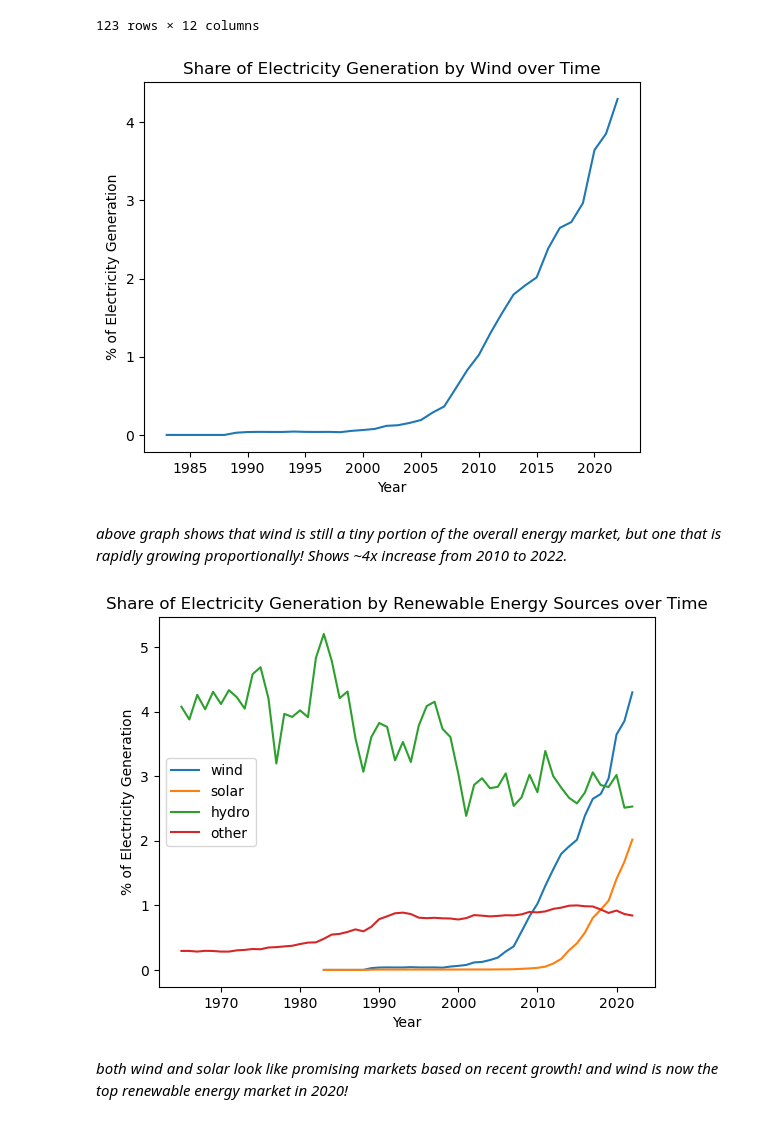
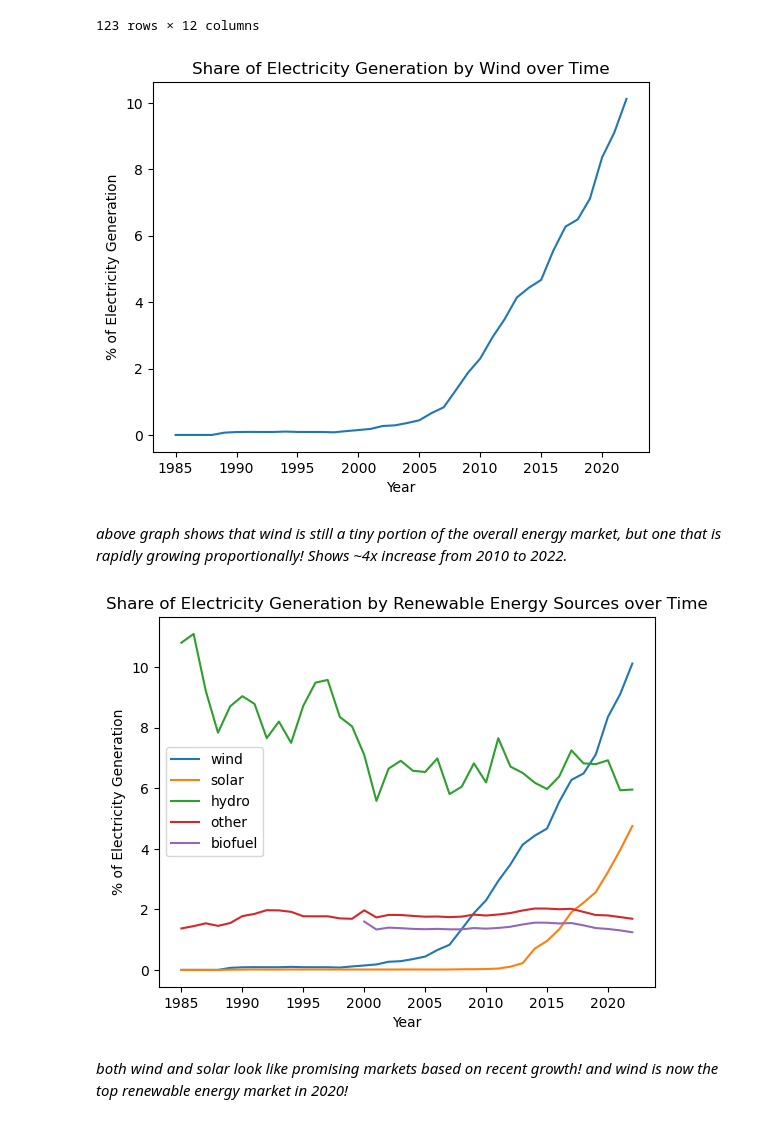
Before and after one commit to tinnatonia/wind_sprint, a Jupyter notebook: sprint_trends.ipynb, the cells around one changed output. Cells and saved outputs as stored; diff of their text form; code cells hidden in the pictures.

```diff
--- a/sprint_trends.ipynb
+++ b/sprint_trends.ipynb
@@ -70,7 +70,7 @@ uswindmkt
 123 rows × 12 columns
 # %%
 x=usmkt['year']
-y=usmkt['wind_share_energy']
+y=usmkt['wind_share_elec']
 
 plt.plot(x, y)
 
@@ -79,25 +79,27 @@ plt.xlabel('Year')
 plt.ylabel('% of Electricity Generation')
 plt.show()
 # %% [output]
-[figure, old version]
+[figure, new version]
 # %% [markdown]
 *above graph shows that wind is still a tiny portion of the overall energy market, but one that is rapidly growing proportionally! Shows ~4x increase from 2010 to 2022.*
 # %%
-y1=usmkt['solar_share_energy']
-y2=usmkt['hydro_share_energy']
-y3=usmkt['other_renewables_share_energy']
+y1=usmkt['solar_share_elec']
+y2=usmkt['hydro_share_elec']
+y3=usmkt['other_renewables_share_elec']
+y4=usmkt['biofuel_share_elec']
 
 plt.plot(x, y, label='wind')
 plt.plot(x, y1, label='solar')
 plt.plot(x, y2, label='hydro')
 plt.plot(x, y3, label='other')
+plt.plot(x, y4, label='biofuel')
 
 plt.title('Share of Electricity Generation by Renewable Energy Sources over Time')
 plt.xlabel('Year')
 plt.ylabel('% of Electricity Generation')
 plt.legend()
 plt.show()
 # %% [output]
-[figure, old version]
+[figure, new version]
 # %% [markdown]
 *both wind and solar look like promising markets based on recent growth! and wind is now the top renewable energy market in 2020!*
```
Also changed, not shown: parts of 2 cells of this notebook, 2 other files.
